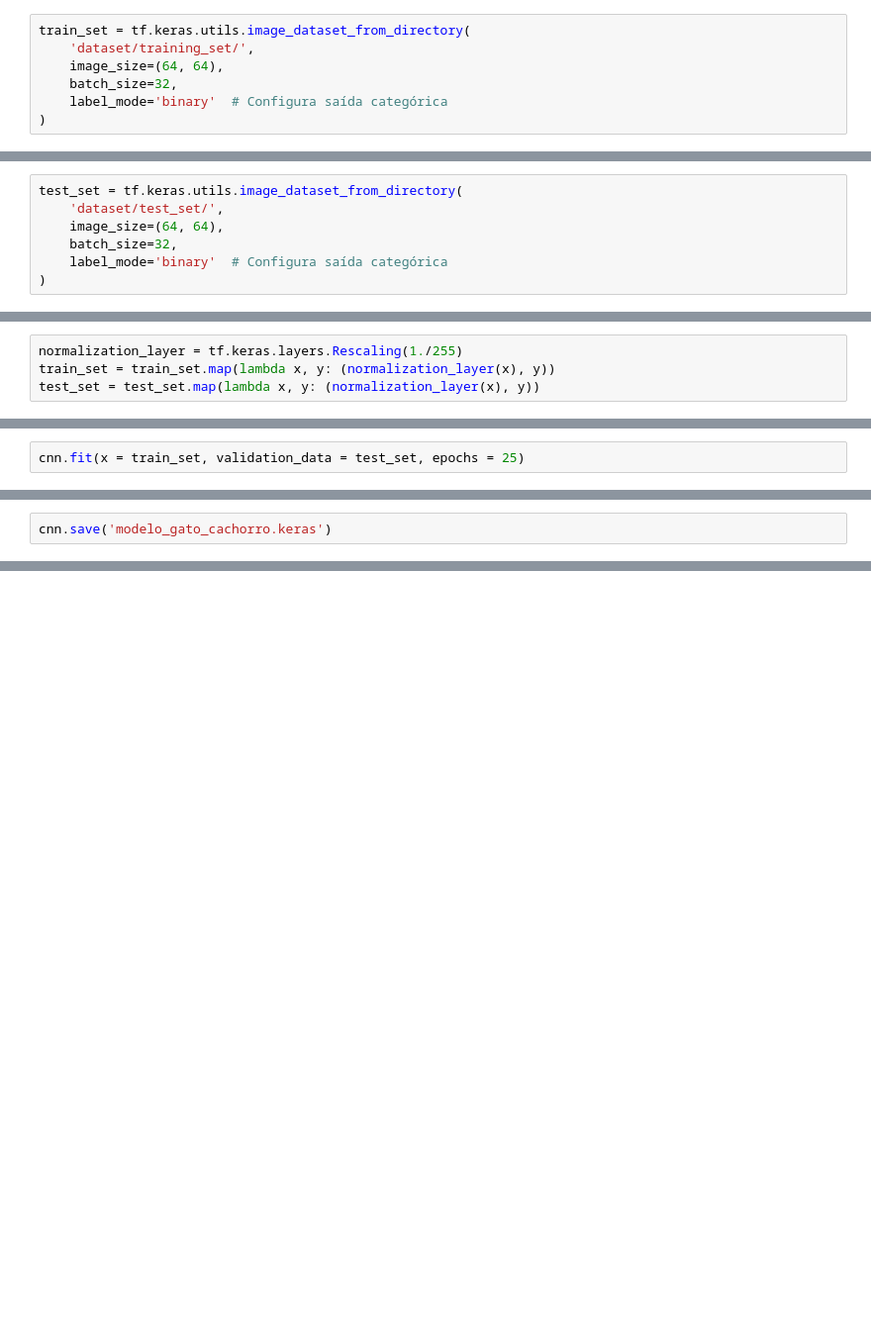
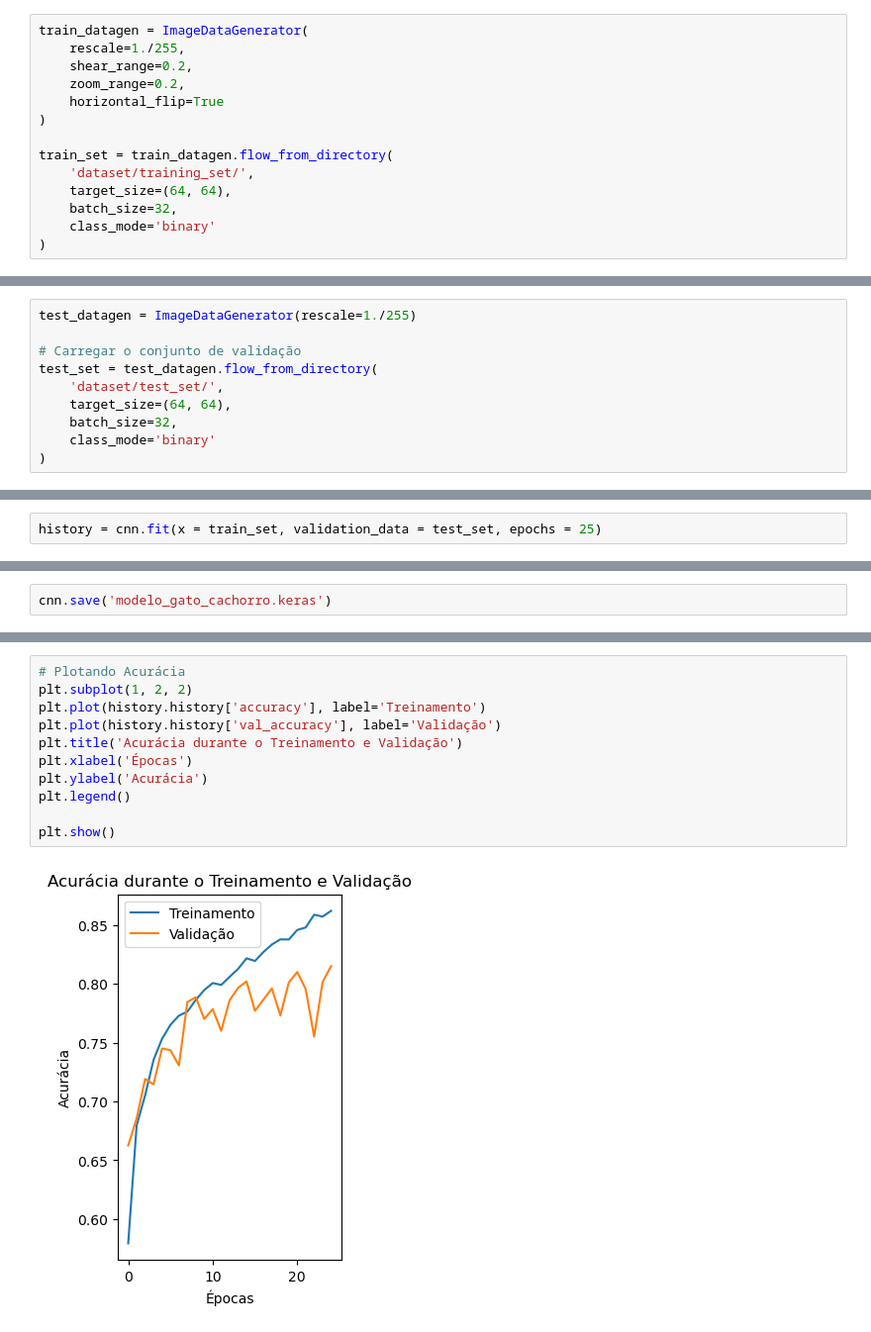
Before and after one commit to GabCosNev/Redes-Neurais, a Jupyter notebook: Image RN Convolutional/Convolutional.ipynb, the cells around one changed output, grey strips where cells are left out. Shown at 99% size. Cells and saved outputs as stored; diff of their text form; blank space fills up the shorter version.

```diff
--- a/Image RN Convolutional/Convolutional.ipynb
+++ b/Image RN Convolutional/Convolutional.ipynb
@@ -9,10 +12,17 @@ from tensorflow.keras.models import load_model
 # %% [markdown]
 ## Preprocessing the Training Set executar antes do load
 # %%
-train_set = tf.keras.utils.image_dataset_from_directory(
+train_datagen = ImageDataGenerator(
+    rescale=1./255,
+    shear_range=0.2,
+    zoom_range=0.2,
+    horizontal_flip=True
+)
+
+train_set = train_datagen.flow_from_directory(
     'dataset/training_set/',
-    image_size=(64, 64),
+    target_size=(64, 64),
     batch_size=32,
-    label_mode='binary'  # Configura saída categórica
+    class_mode='binary'
 )
 # %% [output]
@@ -20,10 +30,13 @@ Found 8000 files belonging to 2 classes.
 # %% [markdown]
 ## Preprocessing the Test Set executar antes do load
 # %%
-test_set = tf.keras.utils.image_dataset_from_directory(
+test_datagen = ImageDataGenerator(rescale=1./255)
+
+# Carregar o conjunto de validação
+test_set = test_datagen.flow_from_directory(
     'dataset/test_set/',
-    image_size=(64, 64),
+    target_size=(64, 64),
     batch_size=32,
-    label_mode='binary'  # Configura saída categórica
+    class_mode='binary'
 )
 # %% [output]
@@ -31,7 +44,3 @@ Found 2000 files belonging to 2 classes.
-# %%
-normalization_layer = tf.keras.layers.Rescaling(1./255)
-train_set = train_set.map(lambda x, y: (normalization_layer(x), y))
-test_set = test_set.map(lambda x, y: (normalization_layer(x), y))
 # %% [markdown]
 ## Convolution Pooling Flattening
 # %%
@@ -62,6 +71,6 @@ cnn = tf.keras.models.Sequential([
 # %%
 cnn.compile( optimizer = 'adam', loss = 'binary_crossentropy', metrics = ['accuracy'])
 # %%
-cnn.fit(x = train_set, validation_data = test_set, epochs = 25)
+history = cnn.fit(x = train_set, validation_data = test_set, epochs = 25)
 # %% [output]
 Epoch 1/25
@@ -90,0 +100,13 @@ cnn = load_model('modelo_gato_cachorro.keras', compile=False)
+# %%
+# Plotando Acurácia
+plt.subplot(1, 2, 2)
+plt.plot(history.history['accuracy'], label='Treinamento')
+plt.plot(history.history['val_accuracy'], label='Validação')
+plt.title('Acurácia durante o Treinamento e Validação')
+plt.xlabel('Épocas')
+plt.ylabel('Acurácia')
+plt.legend()
+
+plt.show()
+# %% [output]
+[figure, added]
```
Also changed, not shown: parts of 7 cells of this notebook, 1 other file.
